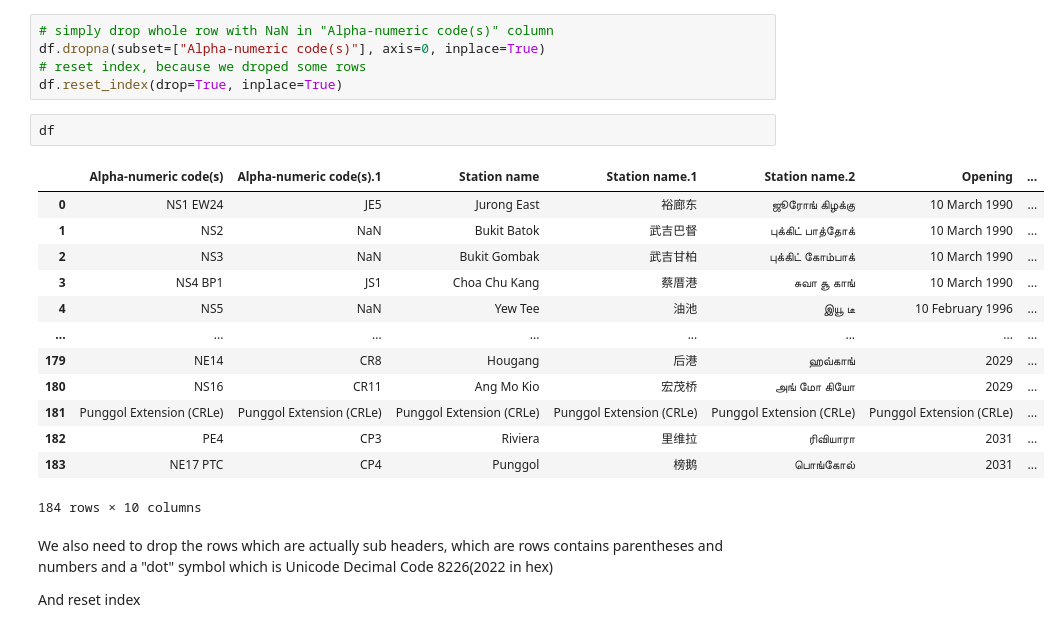
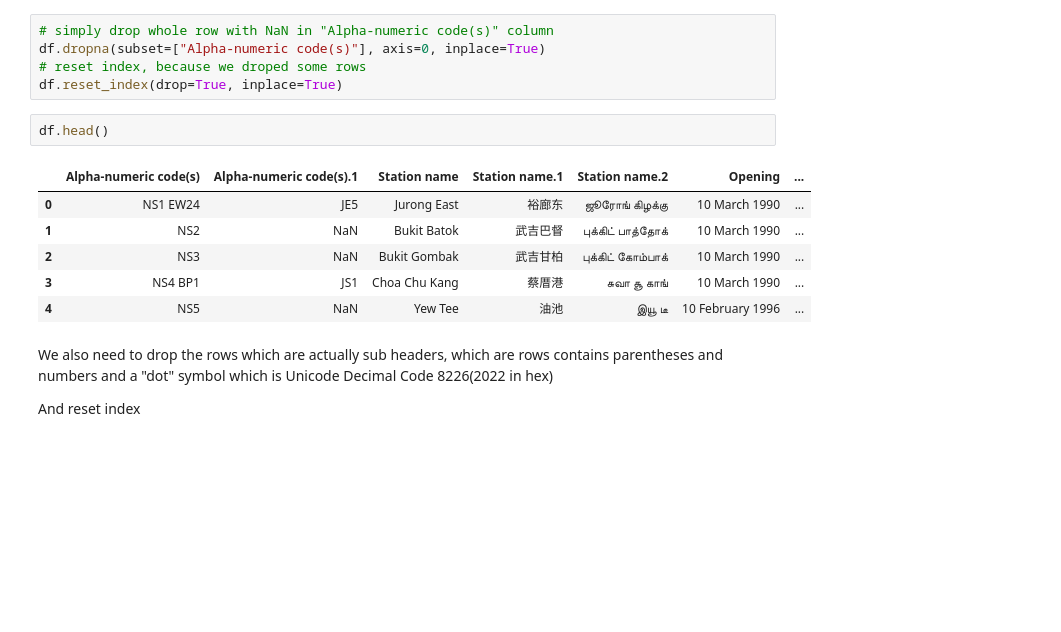
Before and after one commit to SophiaSama/DataScience, a Jupyter notebook: Week4_Data.ipynb, the cells around one changed output. Cells and saved outputs as stored; diff of their text form; blank space fills up the shorter version.

```diff
--- a/Week4_Data.ipynb
+++ b/Week4_Data.ipynb
@@ -176,21 +176,14 @@ df.dropna(subset=["Alpha-numeric code(s)"], axis=0, inplace=True)
 # reset index, because we droped some rows
 df.reset_index(drop=True, inplace=True)
 # %%
-df
+df.head()
 # %% [output]
 |  | Alpha-numeric code(s) | Alpha-numeric code(s).1 | Station name | Station name.1 | Station name.2 | Opening | ... |
 | 0 | NS1 EW24 | JE5 | Jurong East | 裕廊东 | ஜூரோங் கிழக்கு | 10 March 1990 | ... |
 | 1 | NS2 | NaN | Bukit Batok | 武吉巴督 | புக்கிட் பாத்தோக் | 10 March 1990 | ... |
 | 2 | NS3 | NaN | Bukit Gombak | 武吉甘柏 | புக்கிட் கோம்பாக் | 10 March 1990 | ... |
 | 3 | NS4 BP1 | JS1 | Choa Chu Kang | 蔡厝港 | சுவா சூ காங் | 10 March 1990 | ... |
 | 4 | NS5 | NaN | Yew Tee | 油池 | இயூ டீ | 10 February 1996 | ... |
-| ... | ... | ... | ... | ... | ... | ... | ... |
-| 179 | NE14 | CR8 | Hougang | 后港 | ஹவ்காங் | 2029 | ... |
-| 180 | NS16 | CR11 | Ang Mo Kio | 宏茂桥 | அங் மோ கியோ | 2029 | ... |
-| 181 | Punggol Extension (CRLe) | Punggol Extension (CRLe) | Punggol Extension (CRLe) | Punggol Extension (CRLe) | Punggol Extension (CRLe) | Punggol Extension (CRLe) | ... |
-| 182 | PE4 | CP3 | Riviera | 里维拉 | ரிவியாரா | 2031 | ... |
-| 183 | NE17 PTC | CP4 | Punggol | 榜鹅 | பொங்கோல் | 2031 | ... |
-184 rows × 10 columns
 # %% [markdown]
 We also need to drop the rows which are actually sub headers, which are rows contains parentheses and numbers and a "dot" symbol which is Unicode Decimal Code 8226(2022 in hex)
 
```
Also changed, not shown: parts of 9 cells of this notebook.
